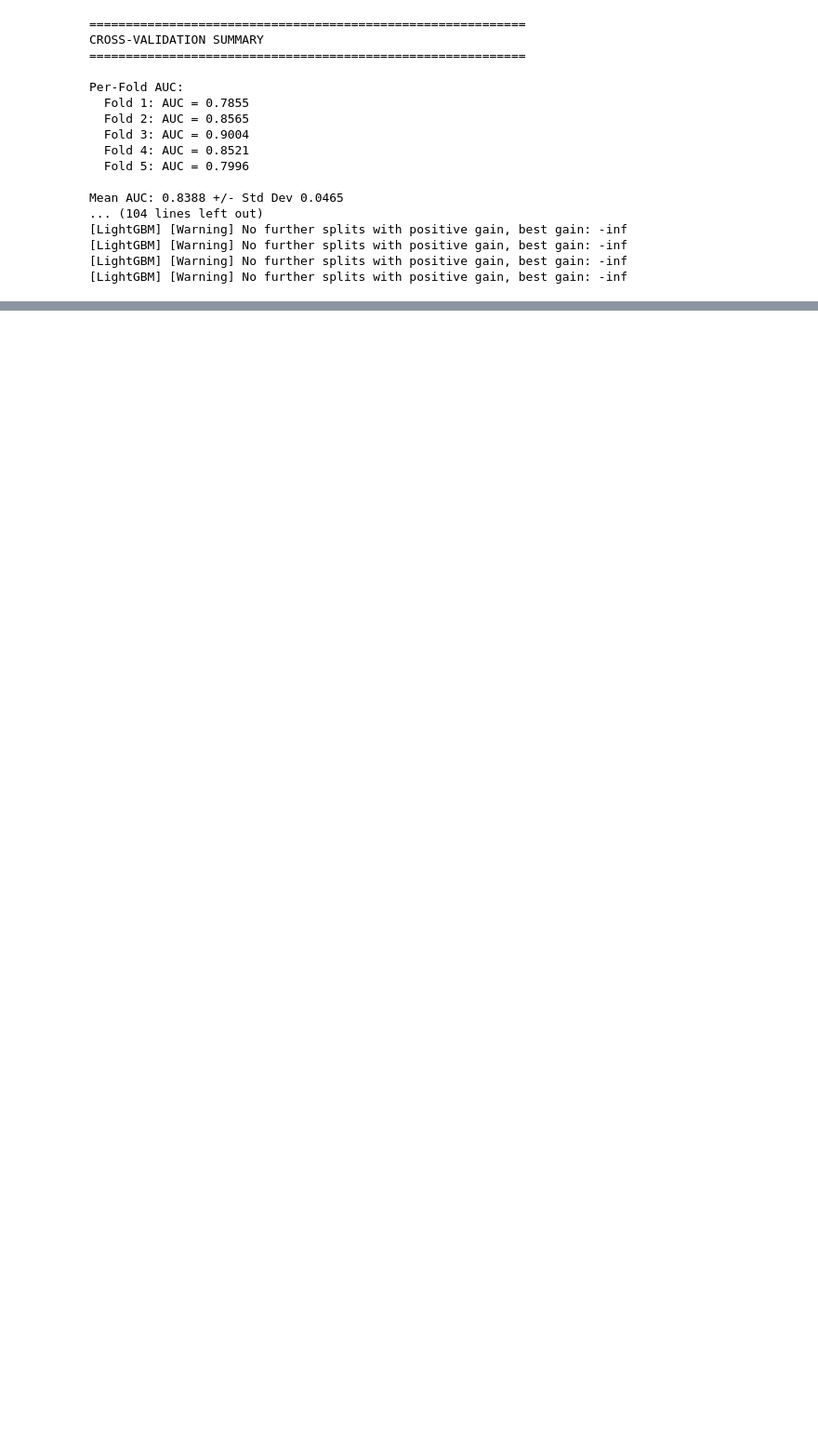
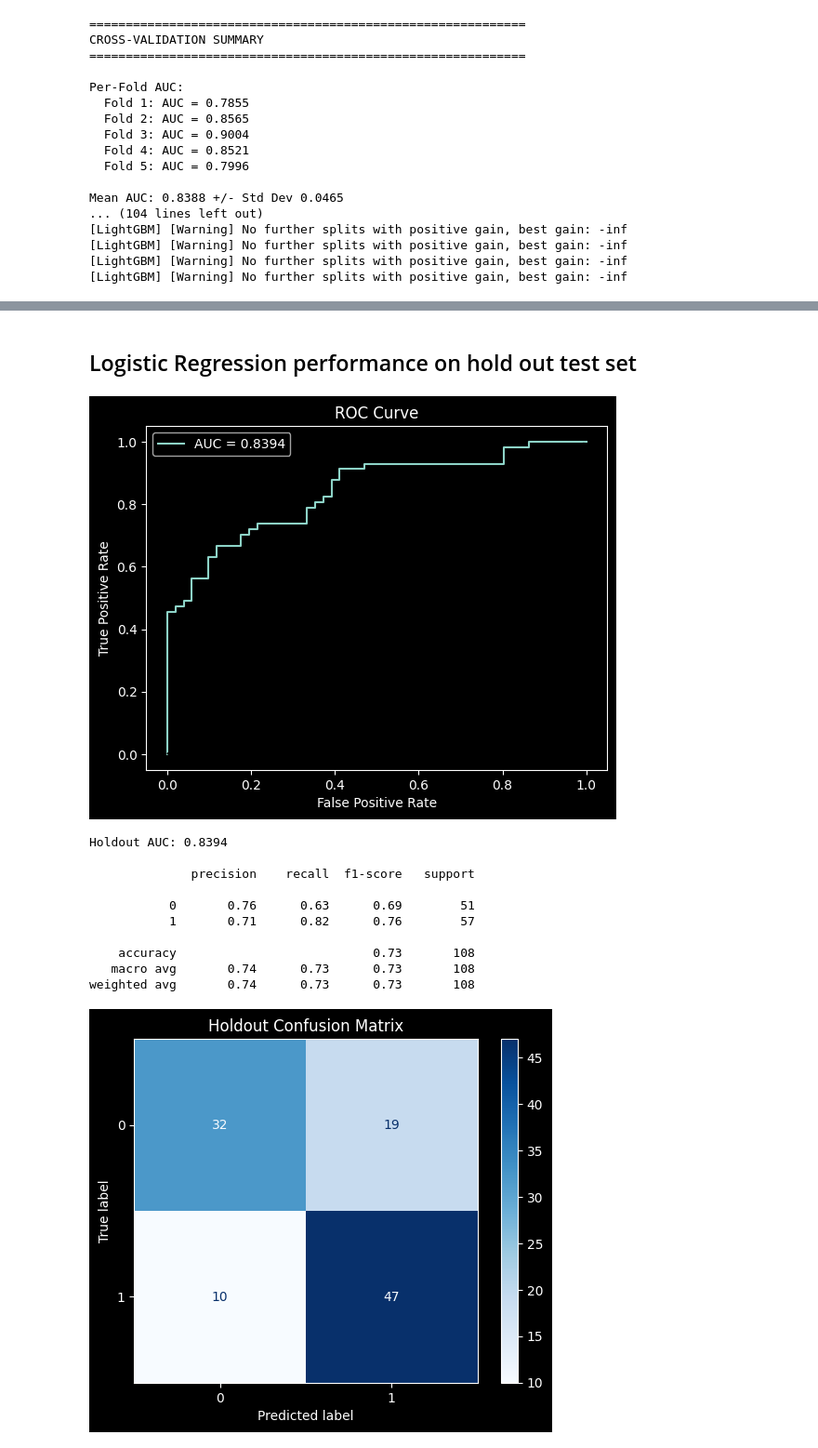
Before and after one commit to Nityunj-Goel/ipo-ml-decision-system, a Jupyter notebook: notebooks/models.ipynb, the cells around one changed output, grey strips where cells are left out. Shown at 93% size. Saved outputs shown, nothing was run; the diff lists cells and outputs as text; code cells hidden in the pictures; blank space fills up the shorter version.

```diff
--- a/notebooks/models.ipynb
+++ b/notebooks/models.ipynb
@@ -131,0 +286,53 @@ Mean AUC: 0.8388 +/- Std Dev 0.0465
+# %% [markdown]
+<h2>Logistic Regression performance on hold out test set</h2>
+# %%
+from sklearn.metrics import classification_report, confusion_matrix, ConfusionMatrixDisplay
+from src.models.eval import plot_roc_curve_and_auc
+import matplotlib.pyplot as plt
+
+# plot a learning curve to confirm proper training
+params = {
+    # penalty used was elastic net
+        "C": 0.009061642080807474,
+        "l1_ratio": 0.18264649920874743,
+        "solver": "saga",
+        "max_iter": 1000,
+        "class_weight": "balanced",
+        "random_state": 42,
+    }
+results = run_cv_experiment('logistic_regression', **params)
+
+
+pipeline = results["final_pipeline"]
+X_holdout, y_holdout = results["holdout"]
+
+y_pred = pipeline.predict(X_holdout)
+pos_idx = list(pipeline.classes_).index(1)
+y_proba = pipeline.predict_proba(X_holdout)[:, pos_idx]
+
+# AUC & ROC curve
+auc = plot_roc_curve_and_auc(y_holdout, y_proba, plot_roc_curve=True)
+print(f"Holdout AUC: {auc:.4f}\n")
+
+# Classification report
+print(classification_report(y_holdout, y_pred))
+
+# Confusion matrix
+cm = confusion_matrix(y_holdout, y_pred)
+disp = ConfusionMatrixDisplay(confusion_matrix=cm, display_labels=pipeline.classes_)
+disp.plot(cmap="Blues")
+plt.title("Holdout Confusion Matrix")
+plt.show()
+# %% [output]
+[figure, added]
+Holdout AUC: 0.8394
+
+              precision    recall  f1-score   support
+
+           0       0.76      0.63      0.69        51
+           1       0.71      0.82      0.76        57
+
+    accuracy                           0.73       108
+   macro avg       0.74      0.73      0.73       108
+weighted avg       0.74      0.73      0.73       108
+[figure, added]
```
Also changed, not shown: parts of 9 cells of this notebook, 7 other files.
